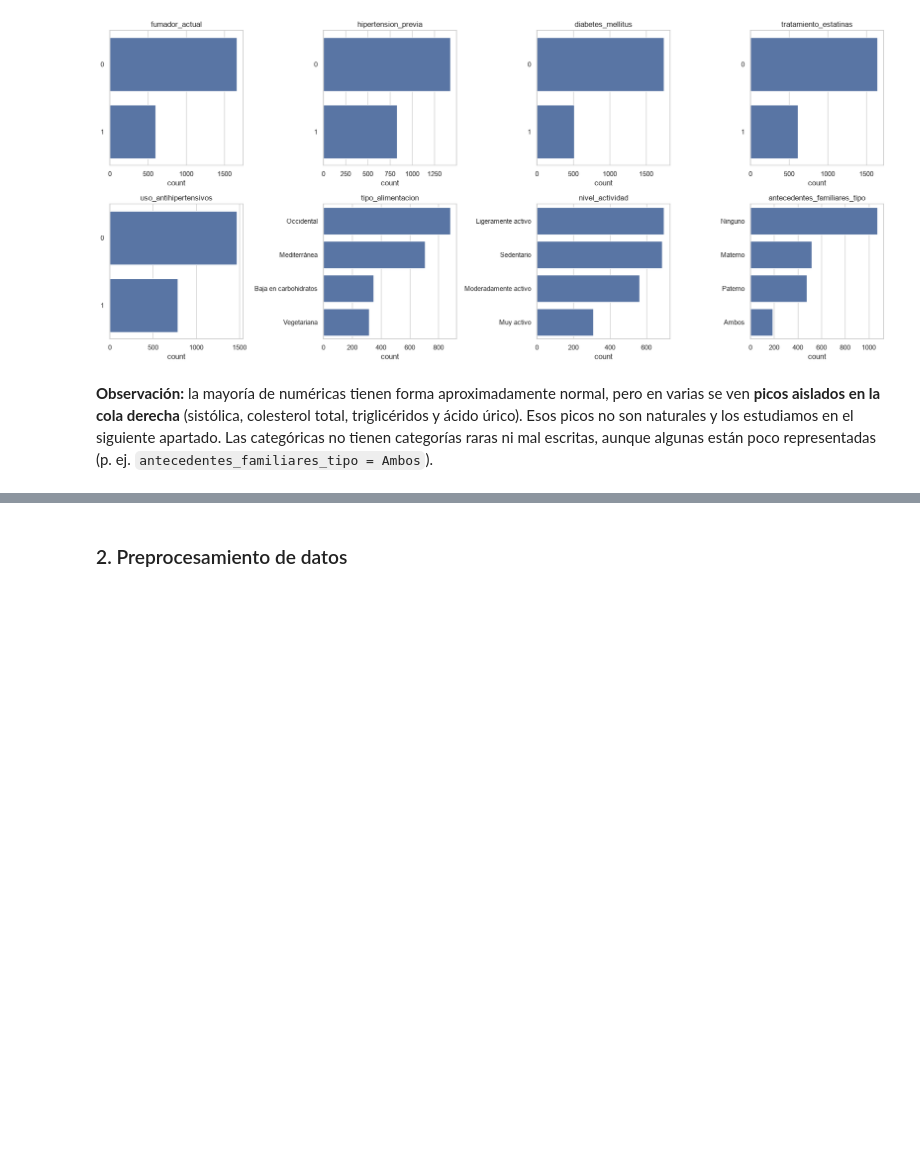
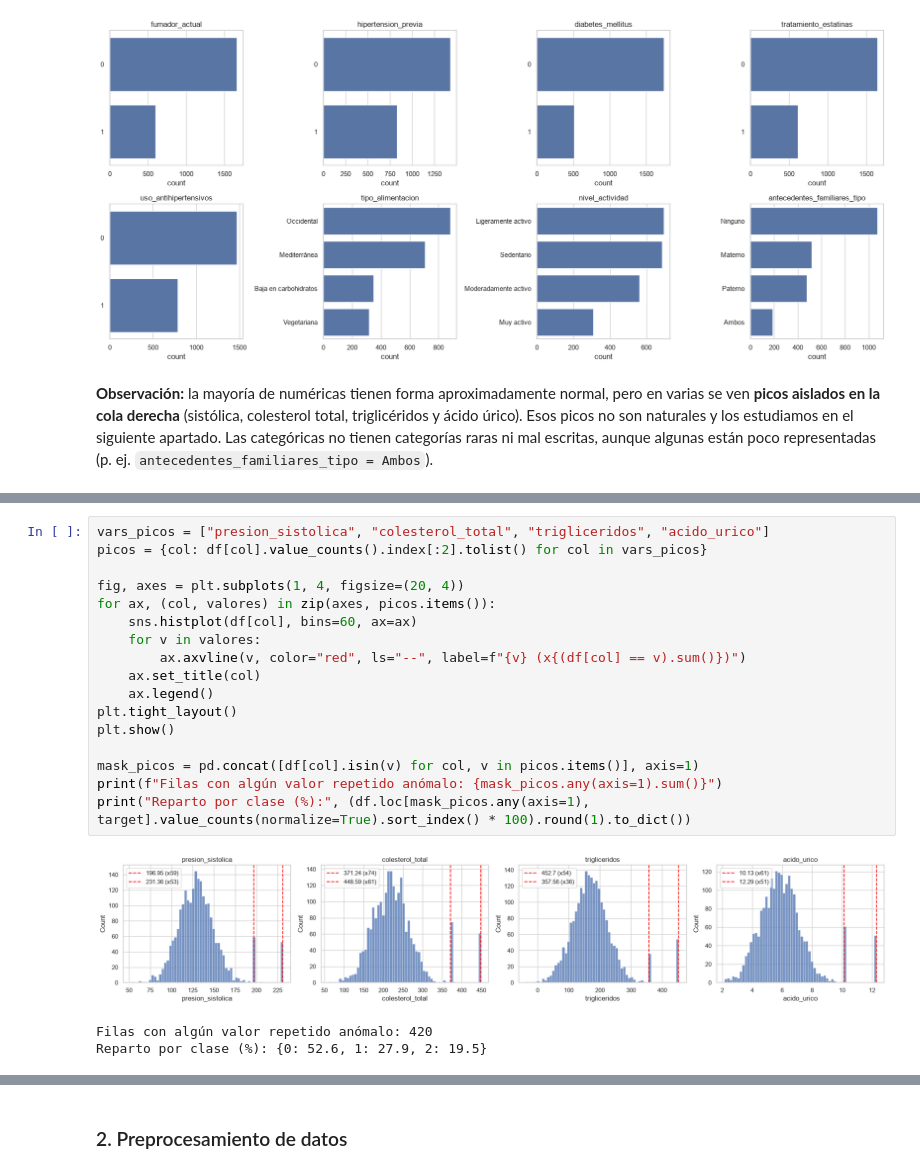
Before and after one commit to alberct96/ML-Entregable1, a Jupyter notebook: ML-Entregable1.ipynb, the cells around one changed output, grey strips where cells are left out. Drawn from its saved outputs; the diff is of its cells as text; blank space fills up the shorter version.

Commit message:
EDA: valores anomalos, outliers, correlaciones y resumen de problemas

```diff
--- a/ML-Entregable1.ipynb
+++ b/ML-Entregable1.ipynb
@@ -205,0 +228,21 @@ plt.show()
+# %%
+vars_picos = ["presion_sistolica", "colesterol_total", "trigliceridos", "acido_urico"]
+picos = {col: df[col].value_counts().index[:2].tolist() for col in vars_picos}
+
+fig, axes = plt.subplots(1, 4, figsize=(20, 4))
+for ax, (col, valores) in zip(axes, picos.items()):
+    sns.histplot(df[col], bins=60, ax=ax)
+    for v in valores:
+        ax.axvline(v, color="red", ls="--", label=f"{v} (x{(df[col] == v).sum()})")
+    ax.set_title(col)
+    ax.legend()
+plt.tight_layout()
+plt.show()
+
+mask_picos = pd.concat([df[col].isin(v) for col, v in picos.items()], axis=1)
+print(f"Filas con algún valor repetido anómalo: {mask_picos.any(axis=1).sum()}")
+print("Reparto por clase (%):", (df.loc[mask_picos.any(axis=1), target].value_counts(normalize=True).sort_index() * 100).round(1).to_dict())
+# %% [output]
+[figure, added]
+Filas con algún valor repetido anómalo: 420
+Reparto por clase (%): {0: 52.6, 1: 27.9, 2: 19.5}
```
Also changed, not shown: parts of 21 cells of this notebook.
